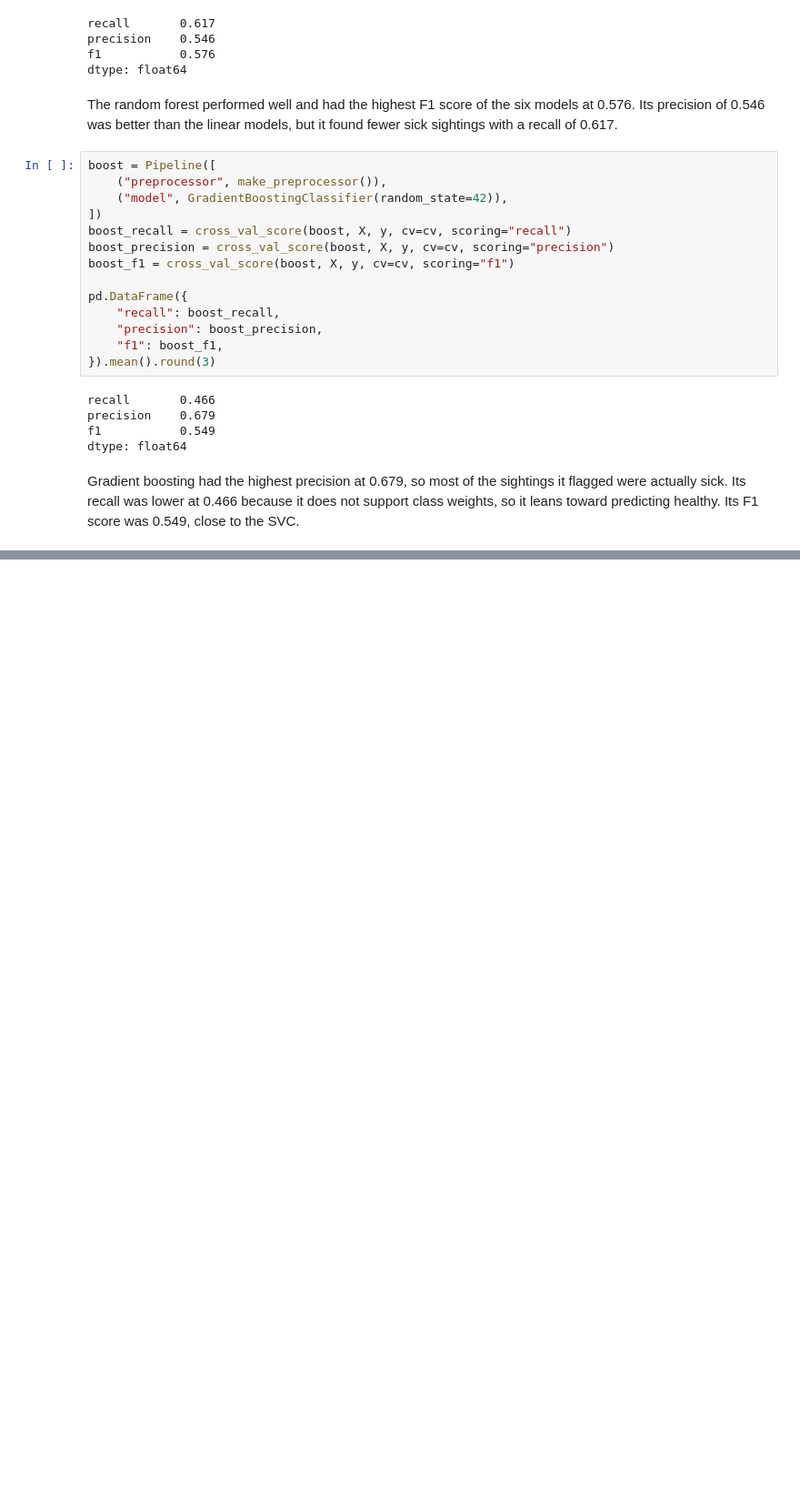
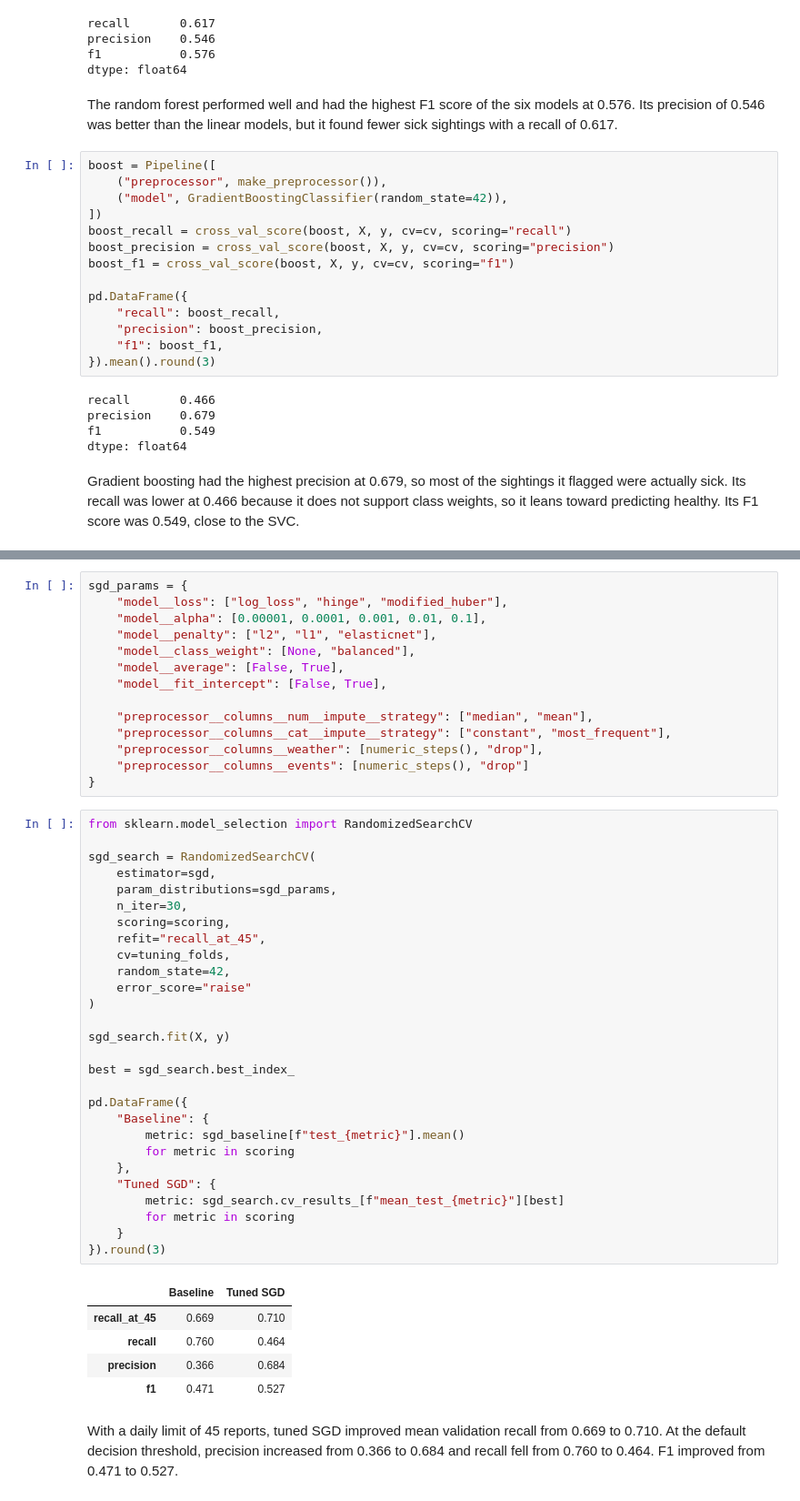
Before and after one commit to AJamell/Project2-NutosisMachineLearning, a Jupyter notebook: Nutosis - Training.ipynb, the cells around one changed output, grey strips where cells are left out. Shown at 91% size. Cells and saved outputs as stored; diff of their text form; blank space fills up the shorter version.

```diff
--- a/Nutosis - Training.ipynb
+++ b/Nutosis - Training.ipynb
@@ -143,0 +207,50 @@ Gradient boosting had the highest precision at 0.679, so most of the sightings i
+# %%
+sgd_params = {
+    "model__loss": ["log_loss", "hinge", "modified_huber"],
+    "model__alpha": [0.00001, 0.0001, 0.001, 0.01, 0.1],
+    "model__penalty": ["l2", "l1", "elasticnet"],
+    "model__class_weight": [None, "balanced"],
+    "model__average": [False, True],
+    "model__fit_intercept": [False, True],
+
+    "preprocessor__columns__num__impute__strategy": ["median", "mean"],
+    "preprocessor__columns__cat__impute__strategy": ["constant", "most_frequent"],
+    "preprocessor__columns__weather": [numeric_steps(), "drop"],
+    "preprocessor__columns__events": [numeric_steps(), "drop"]
+}
+# %%
+from sklearn.model_selection import RandomizedSearchCV
+
+sgd_search = RandomizedSearchCV(
+    estimator=sgd,
+    param_distributions=sgd_params,
+    n_iter=30,
+    scoring=scoring,
+    refit="recall_at_45",
+    cv=tuning_folds,
+    random_state=42,
+    error_score="raise"
+)
+
+sgd_search.fit(X, y)
+
+best = sgd_search.best_index_
+
+pd.DataFrame({
+    "Baseline": {
+        metric: sgd_baseline[f"test_{metric}"].mean()
+        for metric in scoring
+    },
+    "Tuned SGD": {
+        metric: sgd_search.cv_results_[f"mean_test_{metric}"][best]
+        for metric in scoring
+    }
+}).round(3)
+# %% [output]
+|  | Baseline | Tuned SGD |
+| recall_at_45 | 0.669 | 0.710 |
+| recall | 0.760 | 0.464 |
+| precision | 0.366 | 0.684 |
+| f1 | 0.471 | 0.527 |
+# %% [markdown]
+With a daily limit of 45 reports, tuned SGD improved mean validation recall from 0.669 to 0.710. At the default decision threshold, precision increased from 0.366 to 0.684 and recall fell from 0.760 to 0.464. F1 improved from 0.471 to 0.527.
```
Also changed, not shown: parts of 26 cells of this notebook, 4 other files.
